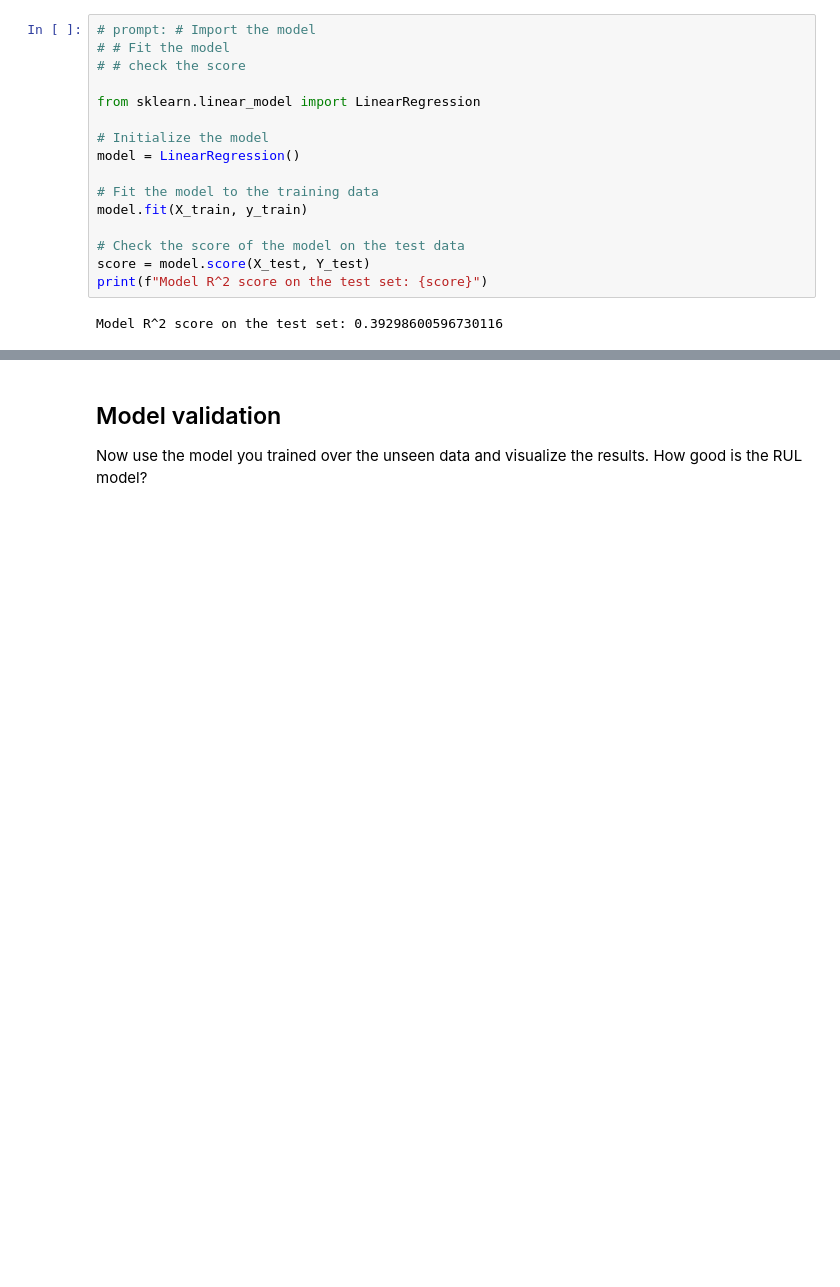
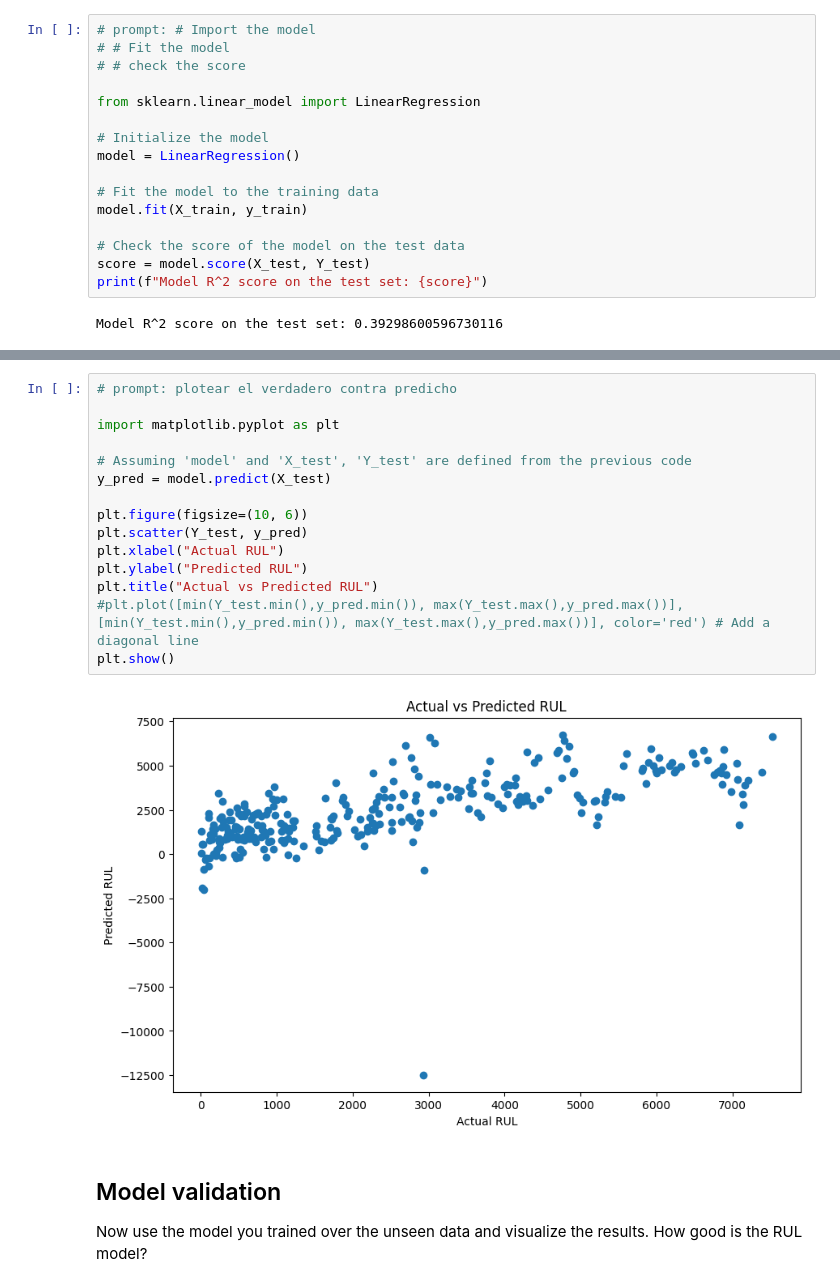
Before and after one commit to Aitor1411/AR-PCB, a Jupyter notebook: src/04_Modelling.ipynb, the cells around one changed output, grey strips where cells are left out. Drawn from its saved outputs; the diff is of its cells as text; blank space fills up the shorter version.

```diff
--- a/src/04_Modelling.ipynb
+++ b/src/04_Modelling.ipynb
@@ -222,3 +197,20 @@ for indicator in selected_indicators:
+# %%
+# prompt: plotear el verdadero contra predicho
+
+import matplotlib.pyplot as plt
+
+# Assuming 'model' and 'X_test', 'Y_test' are defined from the previous code
+y_pred = model.predict(X_test)
+
+plt.figure(figsize=(10, 6))
+plt.scatter(Y_test, y_pred)
+plt.xlabel("Actual RUL")
+plt.ylabel("Predicted RUL")
+plt.title("Actual vs Predicted RUL")
+#plt.plot([min(Y_test.min(),y_pred.min()), max(Y_test.max(),y_pred.max())], [min(Y_test.min(),y_pred.min()), max(Y_test.max(),y_pred.max())], color='red') # Add a diagonal line
+plt.show()
+# %% [output]
+[figure, added]
 # %% [markdown]
 ## Model validation
 
```
Also changed, not shown: parts of 1 cell of this notebook.
